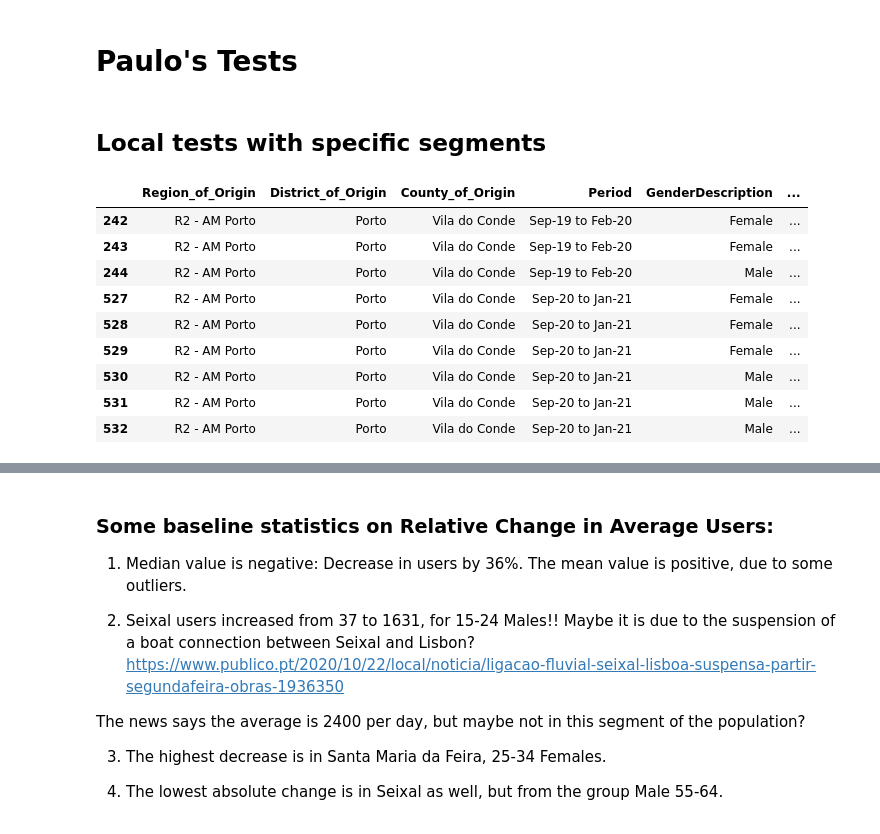
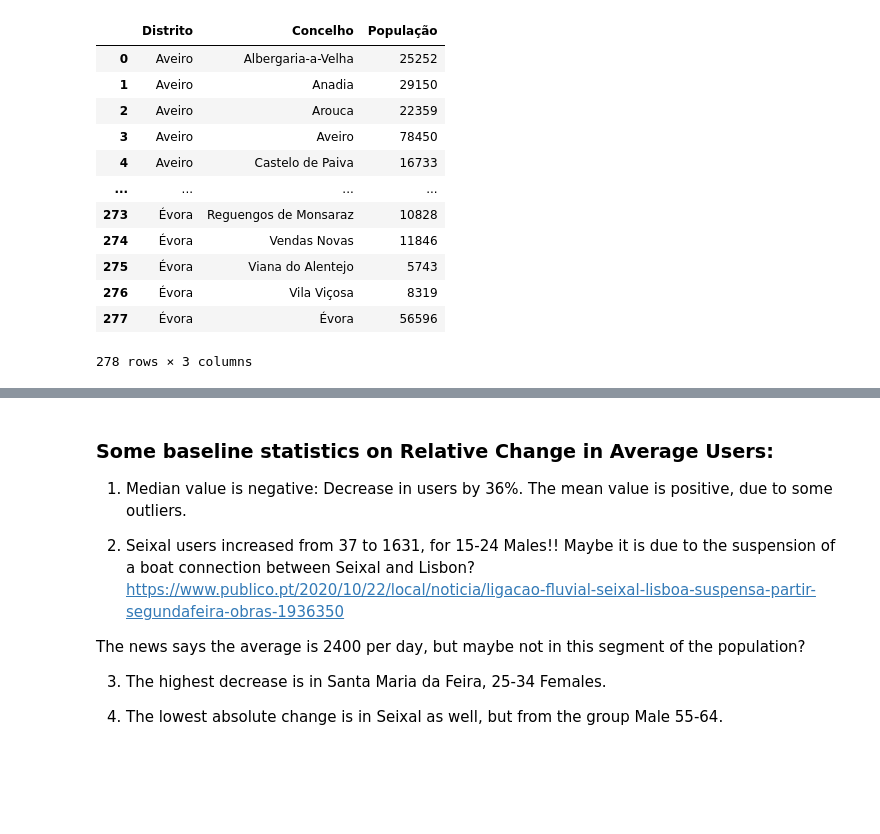
Before and after one commit to TiagoFilipeSousaGoncalves/wdl-tech-moguls, a Jupyter notebook: stage-1/code/Deliverable.ipynb, the cells around one changed output, grey strips where cells are left out. Drawn from its saved outputs; the diff is of its cells as text; code cells hidden in the pictures; blank space fills up the shorter version.

```diff
--- a/stage-1/code/Deliverable.ipynb
+++ b/stage-1/code/Deliverable.ipynb
@@ -281,17 +60,16 @@ churn_users_pf_pop_den_county_district.head()
-# %% [markdown]
-# Paulo's Tests
-# %% [markdown]
-## Local tests with specific segments
-# %%
-churn_user_profile[churn_user_profile['County_of_Origin'] == 'Vila do Conde']
-# %% [output]
-|  | Region_of_Origin | District_of_Origin | County_of_Origin | Period | GenderDescription | ... |
-| 242 | R2 - AM Porto | Porto | Vila do Conde | Sep-19 to Feb-20 | Female | ... |
-| 243 | R2 - AM Porto | Porto | Vila do Conde | Sep-19 to Feb-20 | Female | ... |
-| 244 | R2 - AM Porto | Porto | Vila do Conde | Sep-19 to Feb-20 | Male | ... |
-| 527 | R2 - AM Porto | Porto | Vila do Conde | Sep-20 to Jan-21 | Female | ... |
-| 528 | R2 - AM Porto | Porto | Vila do Conde | Sep-20 to Jan-21 | Female | ... |
-| 529 | R2 - AM Porto | Porto | Vila do Conde | Sep-20 to Jan-21 | Female | ... |
-| 530 | R2 - AM Porto | Porto | Vila do Conde | Sep-20 to Jan-21 | Male | ... |
-| 531 | R2 - AM Porto | Porto | Vila do Conde | Sep-20 to Jan-21 | Male | ... |
-| 532 | R2 - AM Porto | Porto | Vila do Conde | Sep-20 to Jan-21 | Male | ... |
+# %%
+pop_density_concelho
+# %% [output]
+|  | Distrito | Concelho | População |
+| 0 | Aveiro | Albergaria-a-Velha | 25252 |
+| 1 | Aveiro | Anadia | 29150 |
+| 2 | Aveiro | Arouca | 22359 |
+| 3 | Aveiro | Aveiro | 78450 |
+| 4 | Aveiro | Castelo de Paiva | 16733 |
+| ... | ... | ... | ... |
+| 273 | Évora | Reguengos de Monsaraz | 10828 |
+| 274 | Évora | Vendas Novas | 11846 |
+| 275 | Évora | Viana do Alentejo | 5743 |
+| 276 | Évora | Vila Viçosa | 8319 |
+| 277 | Évora | Évora | 56596 |
+278 rows × 3 columns
```
Also changed, not shown: parts of 42 cells of this notebook.
